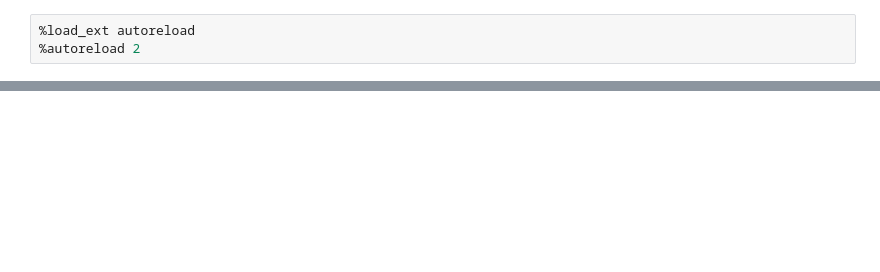
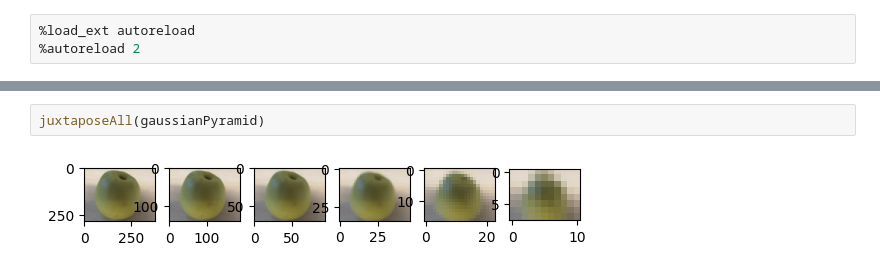
Before and after one commit to adhocmaster/ml-from-scratch, a Jupyter notebook: vision/numpy-laplacian.ipynb, the cells around one changed output, grey strips where cells are left out. Cells and saved outputs as stored; diff of their text form; blank space fills up the shorter version.

```diff
--- a/vision/numpy-laplacian.ipynb
+++ b/vision/numpy-laplacian.ipynb
@@ -36,0 +146,4 @@ def downBy2(img: npt.NDArray):
+# %%
+juxtaposeAll(gaussianPyramid)
+# %% [output]
+[figure, added]
```
Also changed, not shown: parts of 13 cells of this notebook, 2 other files.
